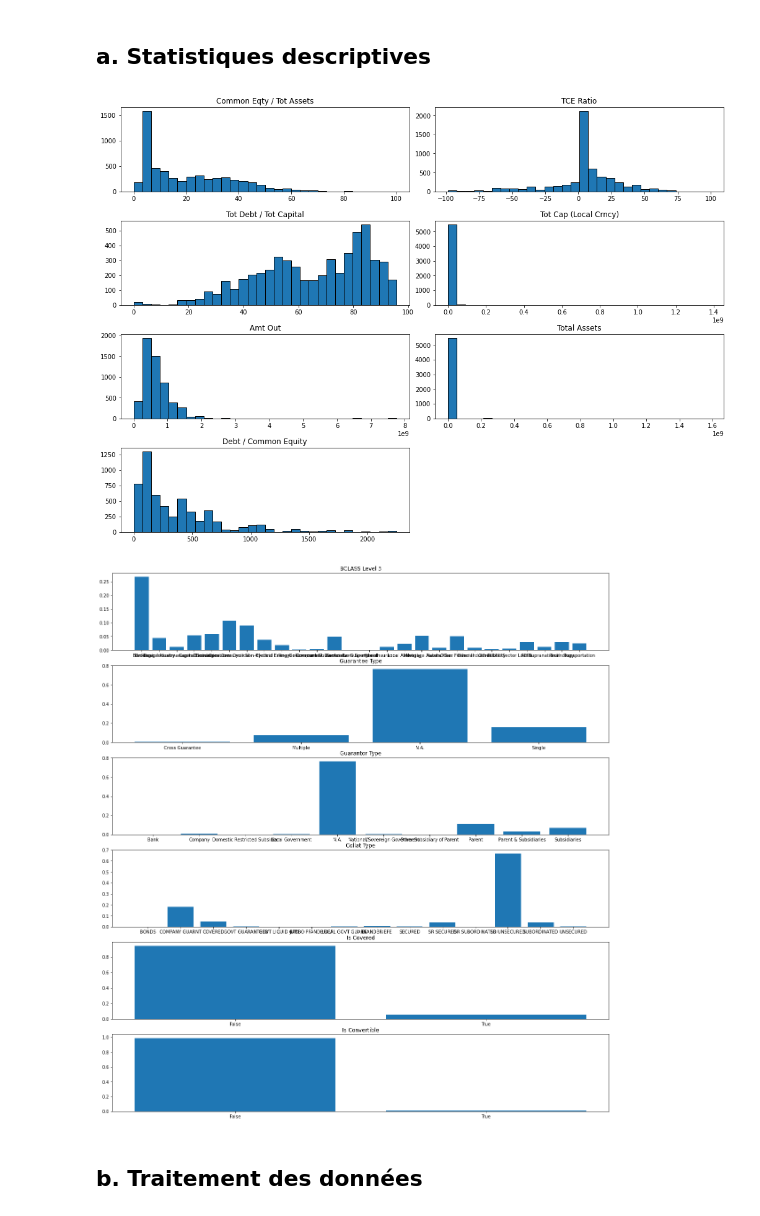
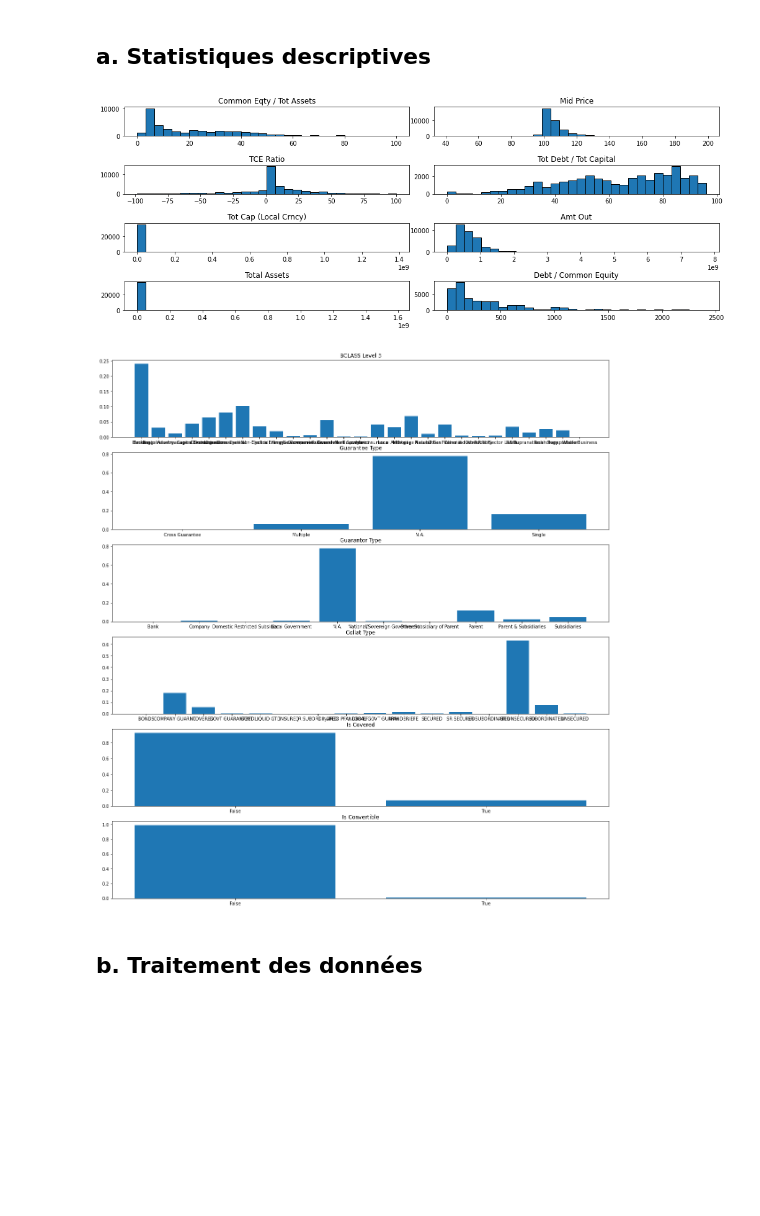
Before and after one commit to Rxzh/PD, a Jupyter notebook: Architecture réseaux de neurones.ipynb, the cells around one changed output. Cells and saved outputs as stored; diff of their text form; code cells hidden in the pictures; blank space fills up the shorter version.

```diff
--- a/Architecture réseaux de neurones.ipynb
+++ b/Architecture réseaux de neurones.ipynb
@@ -71,7 +80,7 @@ NaN : 6361/6634
 #RENSEIGNER LES RATIOS FINANCIERS / VARIABLES CONSIDEREES
 
 #df1 = df[["Common Eqty / Tot Assets",'Debt / Common Equity','Tot Debt / Tot Capital','BCLASS Level 3',"TCE Ratio","PD_1y"]]
-df1 = df[['Common Eqty / Tot Assets','TCE Ratio','Tot Debt / Tot Capital','Tot Cap (Local Crncy)','Is Covered','Is Convertible','Amt Out','BCLASS Level 3', 'Guarantee Type','Total Assets', 'Guarantor Type', 'Collat Type','Debt / Common Equity','PD_1y']]
+df1 = df[['Common Eqty / Tot Assets','Mid Price','TCE Ratio','Tot Debt / Tot Capital','Tot Cap (Local Crncy)','Is Covered','Is Convertible','Amt Out','BCLASS Level 3', 'Guarantee Type','Total Assets', 'Guarantor Type', 'Collat Type','Debt / Common Equity','PD_1y']]
 df1 = df1[df1['Debt / Common Equity']<2500]
 df1 = df1[df1['TCE Ratio']>-100]
 #df1.replace(np.nan, 0.0,inplace=True)
@@ -93,0 +103,3 @@ df1.shape
+# %%
+df1 = df1.drop_duplicates(subset=df1.columns.difference(['PD_1y']))
+df1.shape
@@ -114,19 +128,19 @@ discrete_features_idx = [features.index(feat_name) for feat_name in discrete_fea
 # %%
 fig = plt.figure(figsize=(14,10))
 
 # Histograms for continuous features
 for (plot_idx, feat_idx) in enumerate(continuous_features_idx):
 
     # create a subplot in the (plot_idx+1) position of a 2x2 grid
-    ax = fig.add_subplot(4, 2, (plot_idx+1))
+    ax = fig.add_subplot(8, 2, (plot_idx+1))
     # plot the histogram of feat_idx
     h = ax.hist(X_full[:, feat_idx], bins=30, edgecolor='black')
     # use the name of the feature as a title for each histogram
     ax.set_title(features[feat_idx])
 # espacement entre les subplots
 fig.tight_layout(pad=0.1)
 # %% [output]
-[figure, old version]
+[figure, new version]
 # %%
 # Bar plots for discrete features
 fig = plt.figure(figsize=(16, 20))
@@ -148,7 +162,7 @@ for (plot_idx, feat_idx) in enumerate(discrete_features_idx):
 
 fig.tight_layout(pad=0.15)
 # %% [output]
-[figure, old version]
+[figure, new version]
 # %% [markdown]
 ## b. Traitement des données
 # %%
```
Also changed, not shown: parts of 61 cells of this notebook, 4 other files.
